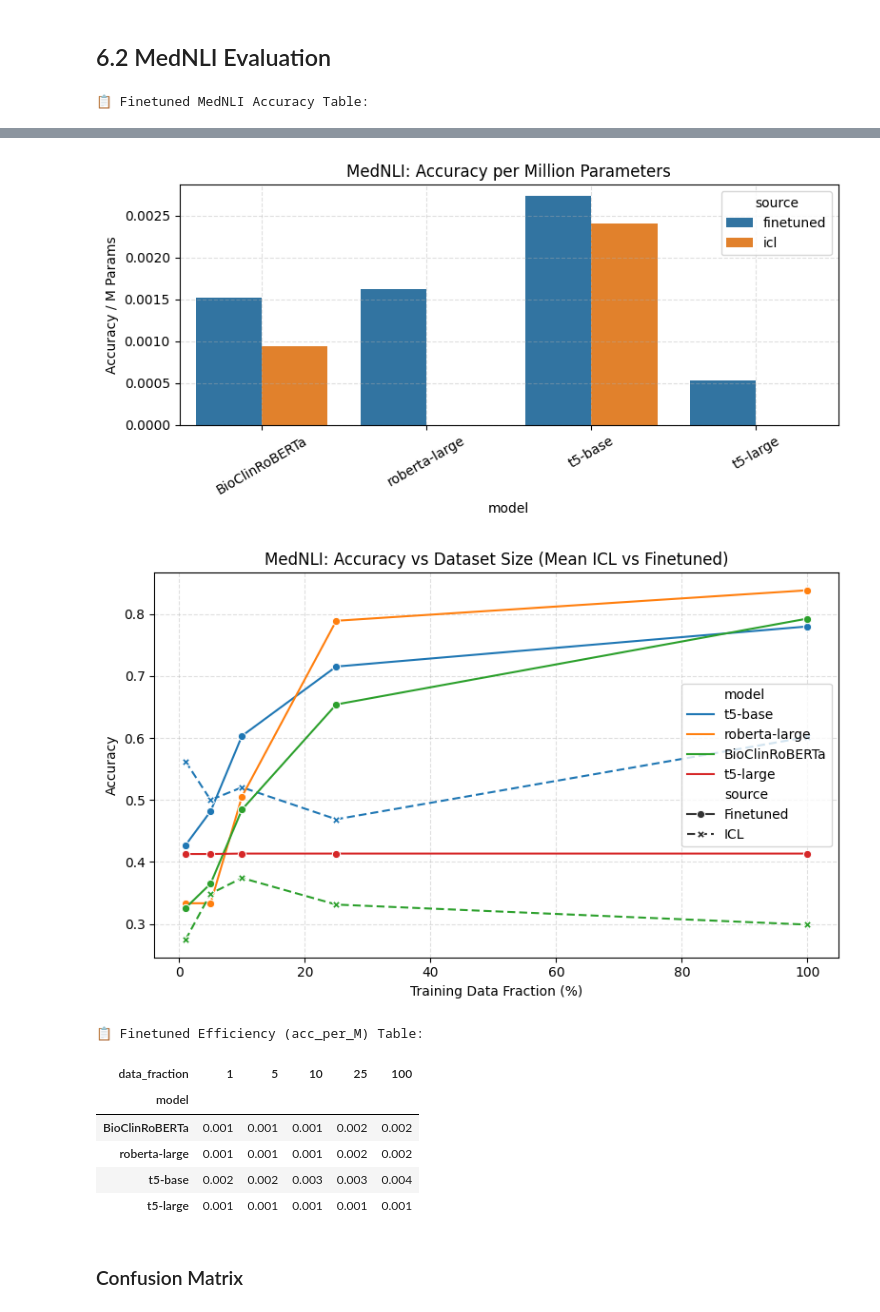
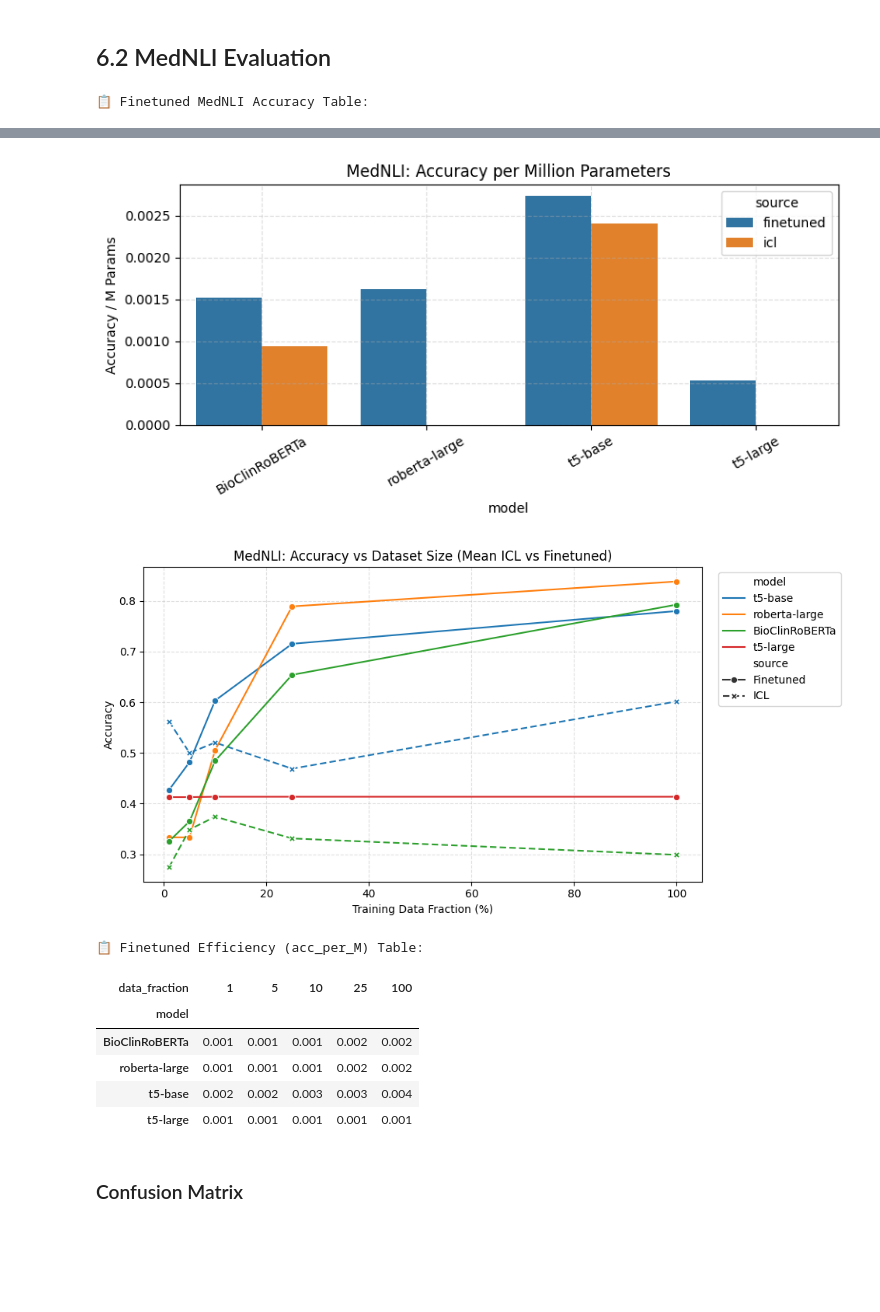
Before and after one commit to AbrahamArellano/UIUC-DL4H-Clinical-LLM-Evaluation, a Jupyter notebook: notebooks/dlh_project_phase_6.ipynb, the cells around one changed output, grey strips where cells are left out. Saved outputs shown, nothing was run; the diff lists cells and outputs as text; code cells hidden in the pictures; blank space fills up the shorter version.

Commit message:
Updated ICL vs Finetuned plot

```diff
--- a/notebooks/dlh_project_phase_6.ipynb
+++ b/notebooks/dlh_project_phase_6.ipynb
@@ -249,34 +249,37 @@ sns.lineplot(
     markers=True
 )
 plt.title("MedNLI: Accuracy vs Dataset Size (Mean ICL vs Finetuned)")
 plt.xlabel("Training Data Fraction (%)")
 plt.ylabel("Accuracy")
 plt.grid(True, linestyle="--", alpha=0.4)
 plt.tight_layout()
+# Add legend in the right bottom
+plt.legend(bbox_to_anchor=(1.02, 1), loc="upper left")
+
 plt.savefig(RESULTS_DIR + "/mednli/mednli_acc_vs_fraction_mean_icl.png", dpi=300)
 plt.show()
 
 # ── 8. Summary: Efficiency Table ────────────────────────────────────────────
 eff_table = df_finetuned_mednli.pivot_table(
     index="model",
     columns="data_fraction",
     values="acc_per_M"
 ).style.format("{:.3f}")
 
 print("📋 Finetuned Efficiency (acc_per_M) Table:")
 display(eff_table)
 # %% [output]
 📋 Finetuned MedNLI Accuracy Table:
 | data_fraction | 1 | 5 | 10 | 25 | 100 |
 | model |  |  |  |  |  |
 | BioClinRoBERTa | 0.326 | 0.365 | 0.485 | 0.654 | 0.793 |
 | roberta-large | 0.333 | 0.333 | 0.506 | 0.789 | 0.838 |
 | t5-base | 0.427 | 0.482 | 0.603 | 0.715 | 0.780 |
 | t5-large | 0.413 | 0.413 | 0.414 | 0.414 | 0.414 |
 [figure]
 [figure]
 [figure]
-[figure, old version]
+[figure, new version]
 📋 Finetuned Efficiency (acc_per_M) Table:
 | data_fraction | 1 | 5 | 10 | 25 | 100 |
 | model |  |  |  |  |  |
```
Also changed, not shown: parts of 4 cells of this notebook.
